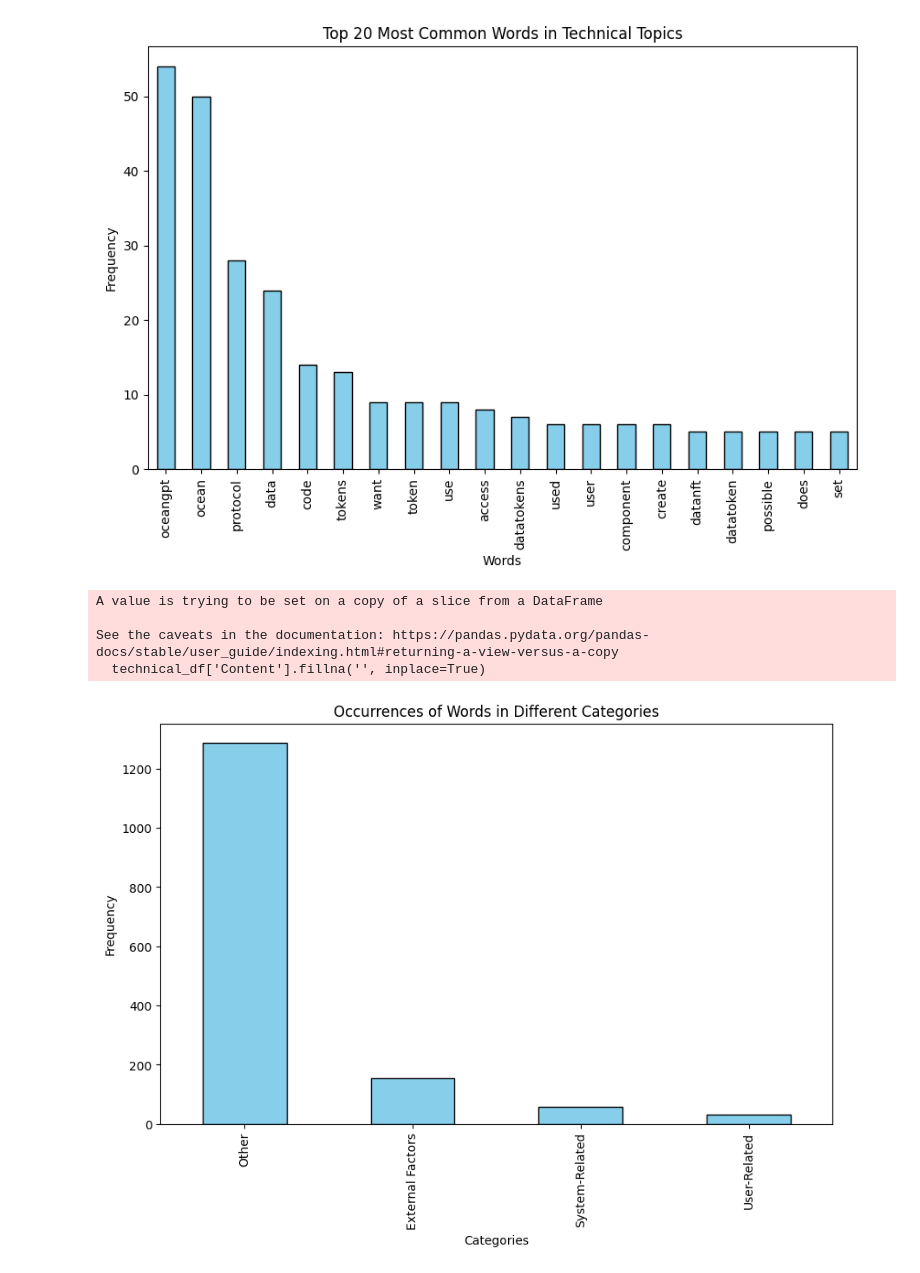
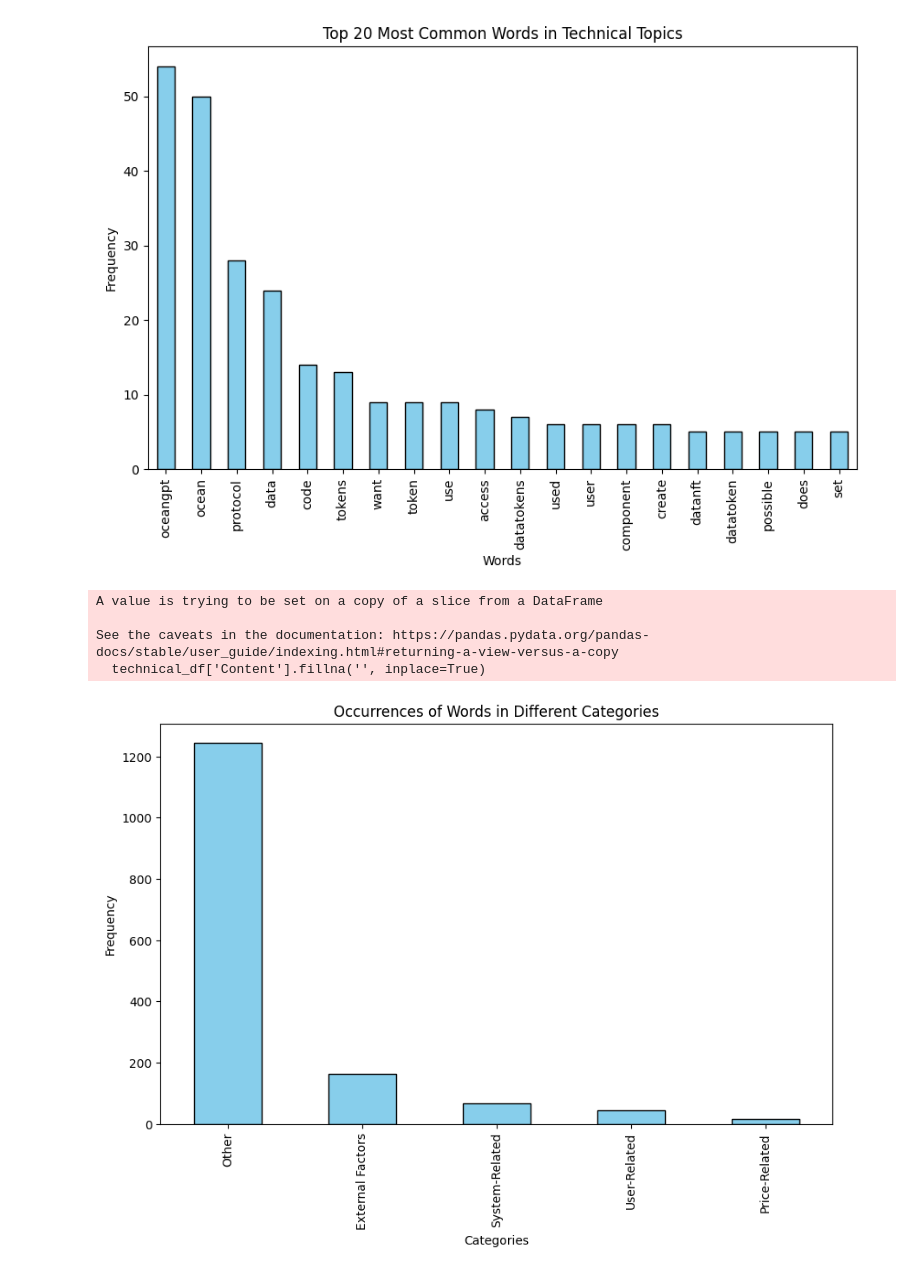
Before and after one commit to hugomoura10/discord_analysis_ocean, a Jupyter notebook: questions_analysis.ipynb, the cells around one changed output. Saved outputs shown, nothing was run; the diff lists cells and outputs as text; code cells hidden in the pictures.

```diff
--- a/questions_analysis.ipynb
+++ b/questions_analysis.ipynb
@@ -180,51 +180,72 @@ See the caveats in the documentation: https://pandas.pydata.org/pandas-docs/stab
   technical_df['Content'].fillna('', inplace=True)
 [figure]
 # %%
+import spacy
+
+# Load the spaCy English model
+nlp = spacy.load('en_core_web_sm')
+
+# Load the data
+df = pd.read_csv('Datasets/questions_only.csv')  # Replace with your actual file path
+
 # Filter rows where the topic is Technical
 technical_df = df[df['DetectedTopics'] == 'Technical']
 
 # Handle missing values in the 'Content' column
 technical_df['Content'].fillna('', inplace=True)
 
-# Function to categorize words into topics
+# Function to categorize words into topics using spaCy
 def categorize_words(word):
+    doc = nlp(word)
+
+    # Check for price-related terms
+    price_related_terms = ['price', 'cost', 'buy', 'sell', 'value', 'purchase', 'expense', 'worth']
+    for term in price_related_terms:
+        if term in word.lower():
+            return 'Price-Related'
+
+    # Check for user-related terms
     user_related_keywords = ['user', 'use', 'want', 'access']
+    if any(keyword in word.lower() for keyword in user_related_keywords):
+        return 'User-Related'
+
+    # Check for system-related terms
     system_related_keywords = ['protocol', 'code', 'component', 'create', 'possible']
+    if any(keyword in word.lower() for keyword in system_related_keywords):
+        return 'System-Related'
+
+    # Check for external factors-related terms
     external_factors_keywords = ['ocean', 'oceangpt', 'tokens', 'token', 'datatokens', 'datanft', 'datatoken', 'possible', 'does', 'set']
+    if any(keyword in word.lower() for keyword in external_factors_keywords):
+        return 'External Factors'
 
-    if word in user_related_keywords:
-        return 'User-Related'
-    elif word in system_related_keywords:
-        return 'System-Related'
-    elif word in external_factors_keywords:
-        return 'External Factors'
-    else:
-        return 'Other'
+    return 'Other'
+
 
 # Tokenize and categorize words
 vectorizer = CountVectorizer()
 X = vectorizer.fit_transform(technical_df['Content'])
 feature_names = vectorizer.get_feature_names_out()
 
 word_categories = [categorize_words(word) for word in feature_names]
 
 # Create a DataFrame with words and their categories
 word_category_df = pd.DataFrame({'Word': feature_names, 'Category': word_categories})
 word_category_df['Count'] = X.sum(axis=0).tolist()[0]
 
 # Group by category and sum the counts
 category_counts = word_category_df.groupby('Category')['Count'].sum()
 
 # Plot the results
 plt.figure(figsize=(10, 6))
 category_counts.sort_values(ascending=False).plot(kind='bar', color='skyblue', edgecolor='black')
 plt.title('Occurrences of Words in Different Categories')
 plt.xlabel('Categories')
 plt.ylabel('Frequency')
 plt.show()
 # %% [output]
 A value is trying to be set on a copy of a slice from a DataFrame
 
 See the caveats in the documentation: https://pandas.pydata.org/pandas-docs/stable/user_guide/indexing.html#returning-a-view-versus-a-copy
   technical_df['Content'].fillna('', inplace=True)
-[figure, old version]
+[figure, new version]
```
Also changed, not shown: 3 other files.
